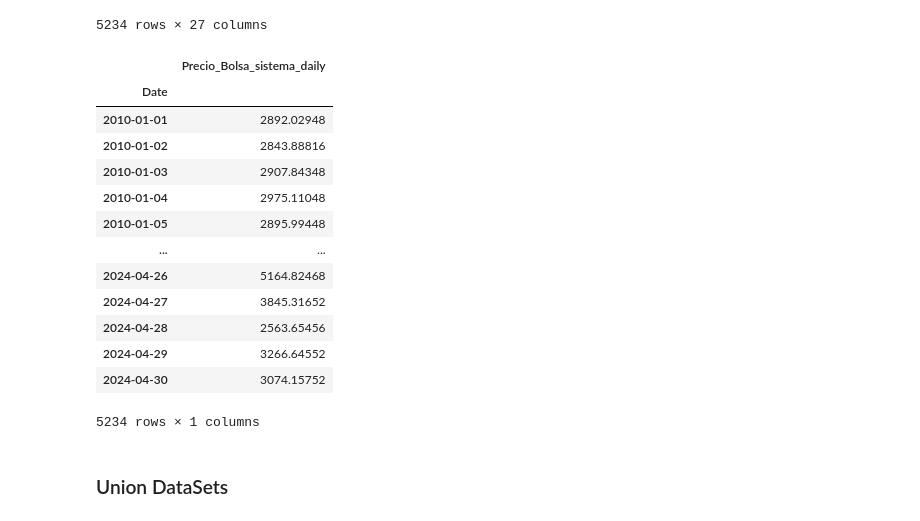
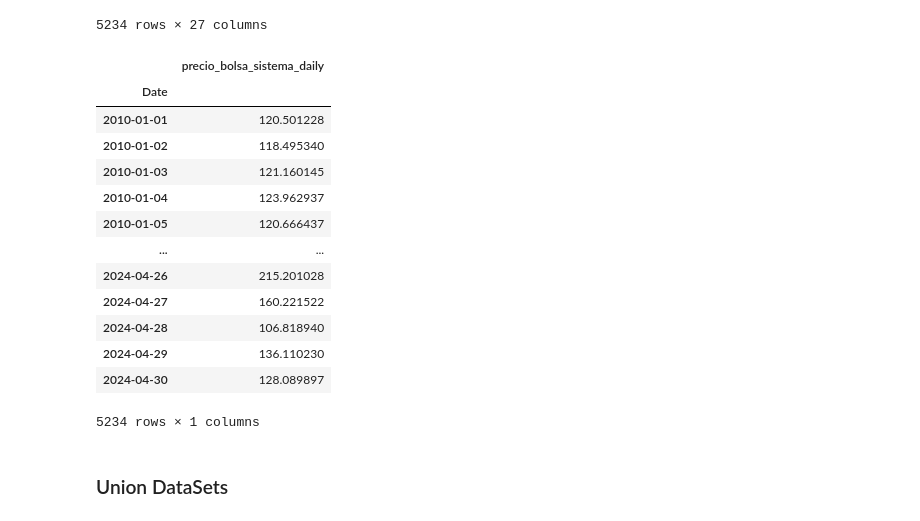
Before and after one commit to sistema-electrico-colombia/transform-EDA, a Jupyter notebook: transformaciones_analitica.ipynb, the cells around one changed output. Drawn from its saved outputs; the diff is of its cells as text; code cells hidden in the pictures.

```diff
--- a/transformaciones_analitica.ipynb
+++ b/transformaciones_analitica.ipynb
@@ -886,23 +886,23 @@ df_PrecioBolsa_sistema
 5234 rows × 27 columns
 # %%
 df_PrecioBolsa_sistema = df_PrecioBolsa_sistema.set_index('Date')
-df_PrecioBolsa_sistema['Precio_Bolsa_sistema_daily'] = df_PrecioBolsa_sistema.loc[:, 'Values_Hour01':'Values_Hour24'].sum(axis=1)
-df_PrecioBolsa_sistema = df_PrecioBolsa_sistema[['Precio_Bolsa_sistema_daily']]
+df_PrecioBolsa_sistema['precio_bolsa_sistema_daily'] = df_PrecioBolsa_sistema.loc[:, 'Values_Hour01':'Values_Hour24'].sum(axis=1).apply(lambda x: x/24)
+df_PrecioBolsa_sistema = df_PrecioBolsa_sistema[['precio_bolsa_sistema_daily']]
 df_PrecioBolsa_sistema
 # %% [output]
-|  | Precio_Bolsa_sistema_daily |
+|  | precio_bolsa_sistema_daily |
 | Date |  |
-| 2010-01-01 | 2892.02948 |
-| 2010-01-02 | 2843.88816 |
-| 2010-01-03 | 2907.84348 |
-| 2010-01-04 | 2975.11048 |
-| 2010-01-05 | 2895.99448 |
+| 2010-01-01 | 120.501228 |
+| 2010-01-02 | 118.495340 |
+| 2010-01-03 | 121.160145 |
+| 2010-01-04 | 123.962937 |
+| 2010-01-05 | 120.666437 |
 | ... | ... |
-| 2024-04-26 | 5164.82468 |
-| 2024-04-27 | 3845.31652 |
-| 2024-04-28 | 2563.65456 |
-| 2024-04-29 | 3266.64552 |
-| 2024-04-30 | 3074.15752 |
+| 2024-04-26 | 215.201028 |
+| 2024-04-27 | 160.221522 |
+| 2024-04-28 | 106.818940 |
+| 2024-04-29 | 136.110230 |
+| 2024-04-30 | 128.089897 |
 5234 rows × 1 columns
 # %% [markdown]
 ### Union DataSets
```
Also changed, not shown: parts of 12 cells of this notebook.
